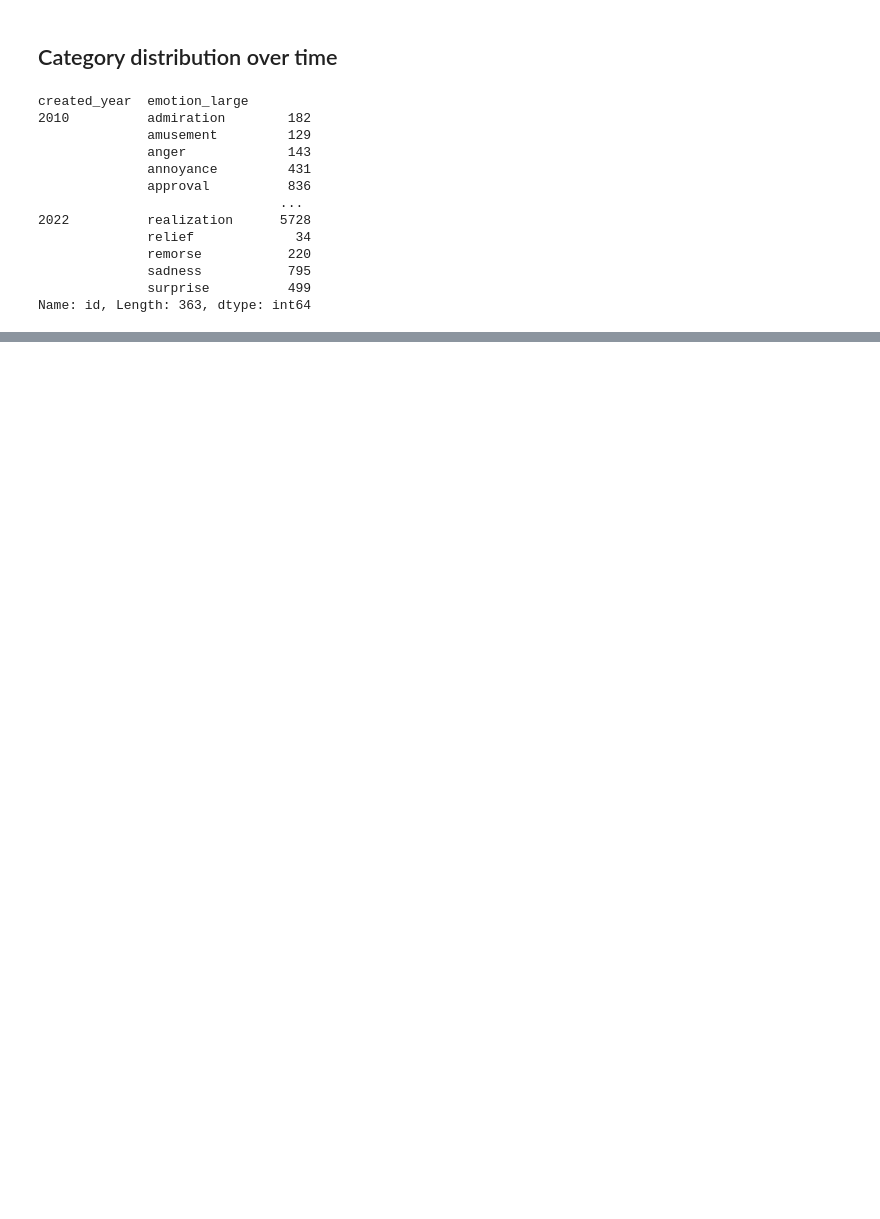
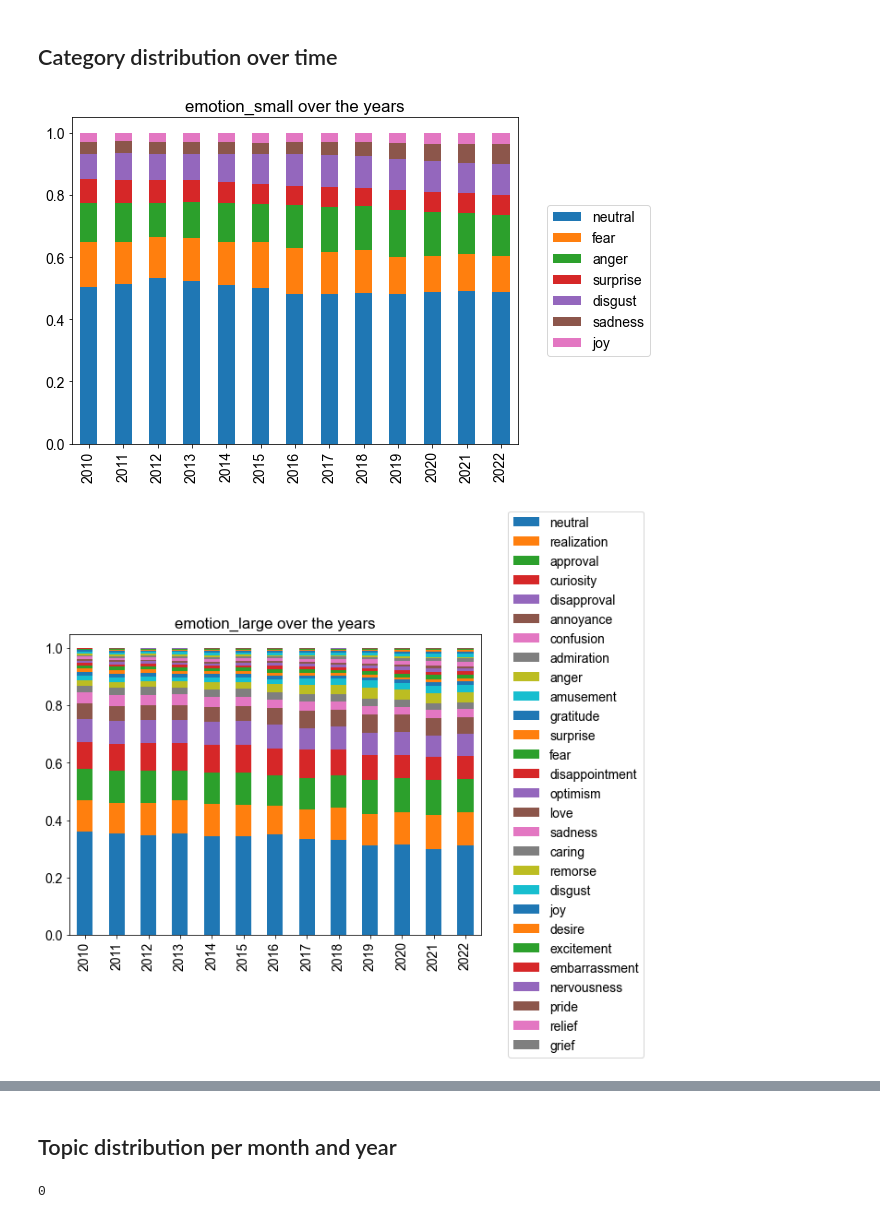
Before and after one commit to anjaghub/datascience_project_2023, a Jupyter notebook: 5_visualizations.ipynb, the cells around one changed output, grey strips where cells are left out. Cells and saved outputs as stored; diff of their text form; code cells hidden in the pictures; blank space fills up the shorter version.

```diff
--- a/5_visualizations.ipynb
+++ b/5_visualizations.ipynb
@@ -16,7 +16,7 @@ import matplotlib.colors as pltc
 # %%
 # Corporate Design
 plt.rc('font', size=14)
-plt.rcParams["figure.figsize"] = (10,7)
+plt.rcParams["figure.figsize"] = (8,6)
 plt.rcParams["font.family"] = "Arial"
 cmap = pltc.LinearSegmentedColormap.from_list("", ["#01353B", "#8AE3ED"])
 color = "#006871"
@@ -82,18 +148,16 @@ df.groupby(by="emotion_large").emotion_large.count().sort_values(ascending=False
 # %% [markdown]
 ## Category distribution over time
-# %%
-df.groupby(by=["created_year", "emotion_large"]).count().id
-# %% [output]
-created_year  emotion_large
-2010          admiration        182
-              amusement         129
-              anger             143
-              annoyance         431
-              approval          836
-                               ...
-2022          realization      5728
-              relief             34
-              remorse           220
-              sadness           795
-              surprise          499
-Name: id, Length: 363, dtype: int64
+# %%
+for label in ["emotion_small", "emotion_large", "climate_stance"]:
+    distrib_time_df = df.copy().groupby(by=["created_year", label]).size().unstack(fill_value=0)
+    distrib_time_df = distrib_time_df.div(distrib_time_df.sum(axis=1), axis=0) # Make y-axis relative
+    distrib_time_df = distrib_time_df.sort_values(by=2010, axis=1, ascending=False)
+
+    distrib_time_df.plot(kind='bar', stacked=True)
+    plt.xlabel("")
+    plt.title(f"{label} over the years")
+    plt.legend(loc="center left", bbox_to_anchor=(1.05, 0.5))
+    plt.show()
+# %% [output]
+[figure, added]
+[figure, added]
@@ -99,0 +165,2 @@ Name: id, Length: 363, dtype: int64
+# %% [markdown]
+## Topic distribution per month and year
@@ -99,0 +170,5 @@ Name: id, Length: 363, dtype: int64
+# %%
+# Check for Na values
+topic_subset_df.isna().sum().sum()
+# %% [output]
+0
```
Also changed, not shown: parts of 21 cells of this notebook.
